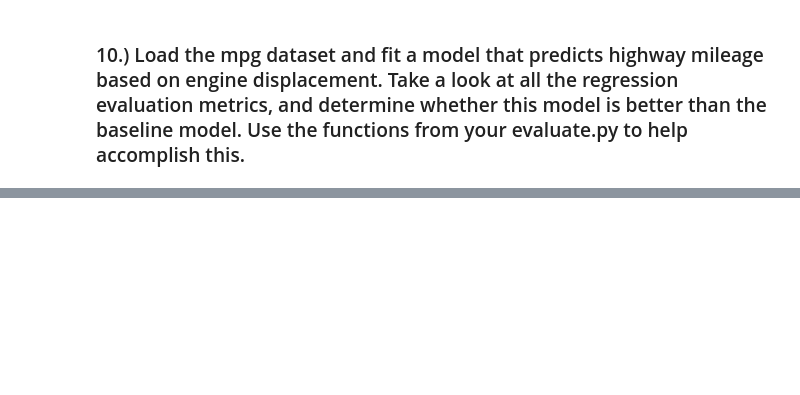
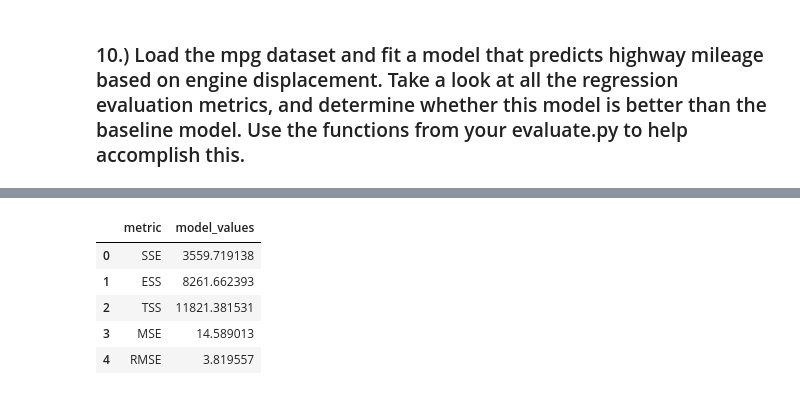
Before and after one commit to jivemachine/ds-methodologies-exercises, a Jupyter notebook: regression/evaluate.ipynb, the cells around one changed output, grey strips where cells are left out. Cells and saved outputs as stored; diff of their text form; code cells hidden in the pictures; blank space fills up the shorter version.

```diff
--- a/regression/evaluate.ipynb
+++ b/regression/evaluate.ipynb
@@ -329,0 +356,9 @@ def model_significance(ols_model):
+# %%
+evaluate.regression_errors(mpg.hwy, predictions, df)
+# %% [output]
+|  | metric | model_values |
+| 0 | SSE | 3559.719138 |
+| 1 | ESS | 8261.662393 |
+| 2 | TSS | 11821.381531 |
+| 3 | MSE | 14.589013 |
+| 4 | RMSE | 3.819557 |
```
Also changed, not shown: parts of 8 cells of this notebook, 1 other file.
